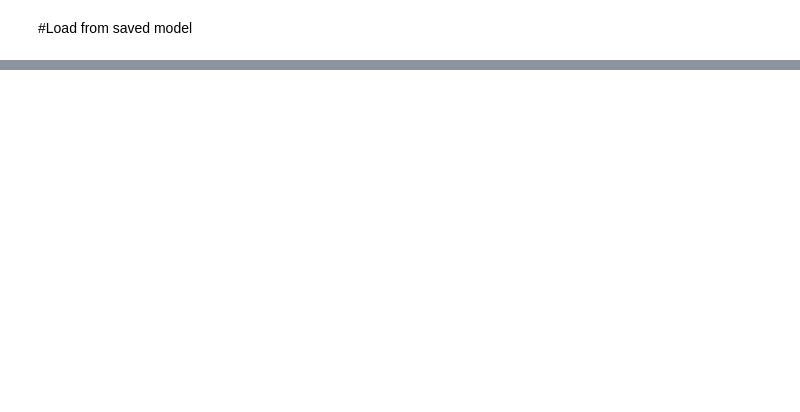
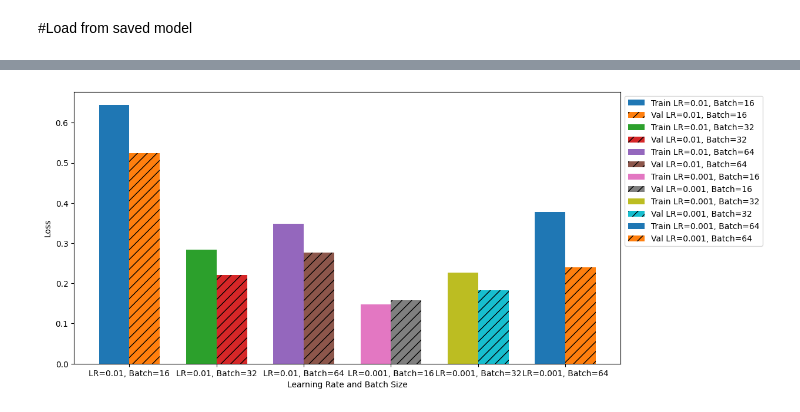
Before and after one commit to CoffeeTulip/CS39AA-Project, a Jupyter notebook: ProjectPart2b.ipynb, the cells around one changed output, grey strips where cells are left out. Saved outputs shown, nothing was run; the diff lists cells and outputs as text; code cells hidden in the pictures; blank space fills up the shorter version.

```diff
--- a/ProjectPart2b.ipynb
+++ b/ProjectPart2b.ipynb
@@ -100,8 +97,9 @@ from sklearn.model_selection import train_test_split
 X = df['en_US'].values
 y = df['es_ES'].values
 
-# Split data into training and validation data
-X_train, X_val, y_train, y_val = train_test_split(X, y, test_size=0.2, random_state=42)
+# Assuming df is your DataFrame with columns 'en_US' and 'es_ES'
+X_train, X_temp, y_train, y_temp = train_test_split(X, y, test_size=0.2, random_state=42)
+X_val, X_test, y_val, y_test = train_test_split(X_temp, y_temp, test_size=0.5, random_state=42)
 # %%
 X_train = X_train.tolist()
 X_val = X_val.tolist()
@@ -308,0 +283,14 @@ print("BLEU Score:", bleu.score)
+# %%
+from tabulate import tabulate
+
+# Print a table
+table_data = []
+for i, lr in enumerate(learning_rates):
+    for j, batch_size in enumerate(batch_sizes):
+        table_data.append([f'LR={lr}, Batch={batch_size}', train_losses[i * len(batch_sizes) + j][-1], val_losses[i * len(batch_sizes) + j][-1]])
+
+headers = ['Combination', 'Train Loss', 'Validation Loss']
+table = tabulate(table_data, headers, tablefmt='grid', numalign="center", stralign="center")
+
+print("Loss Values for Each Combination:")
+print(table)
@@ -308,0 +314,19 @@ print("BLEU Score:", bleu.score)
+# %%
+# Bar graph
+width = 0.35
+x = np.arange(len(learning_rates) * len(batch_sizes))
+
+fig, ax = plt.subplots(figsize=(12, 6))  # Increase the figure size
+for i, lr in enumerate(learning_rates):
+    for j, batch_size in enumerate(batch_sizes):
+        train_bar = ax.bar(x[i * len(batch_sizes) + j] - width/2, train_losses[i * len(batch_sizes) + j][-1], width, label=f'Train LR={lr}, Batch={batch_size}')
+        val_bar = ax.bar(x[i * len(batch_sizes) + j] + width/2, val_losses[i * len(batch_sizes) + j][-1], width, label=f'Val LR={lr}, Batch={batch_size}', hatch='//')
+
+ax.set_xticks(x)
+ax.set_xticklabels([f'LR={lr}, Batch={batch_size}' for lr in learning_rates for batch_size in batch_sizes])
+ax.set_xlabel('Learning Rate and Batch Size')
+ax.set_ylabel('Loss')
+ax.legend(loc='upper left', bbox_to_anchor=(1, 1))
+plt.show()
+# %% [output]
+[figure, added]
```
Also changed, not shown: parts of 17 cells of this notebook.
